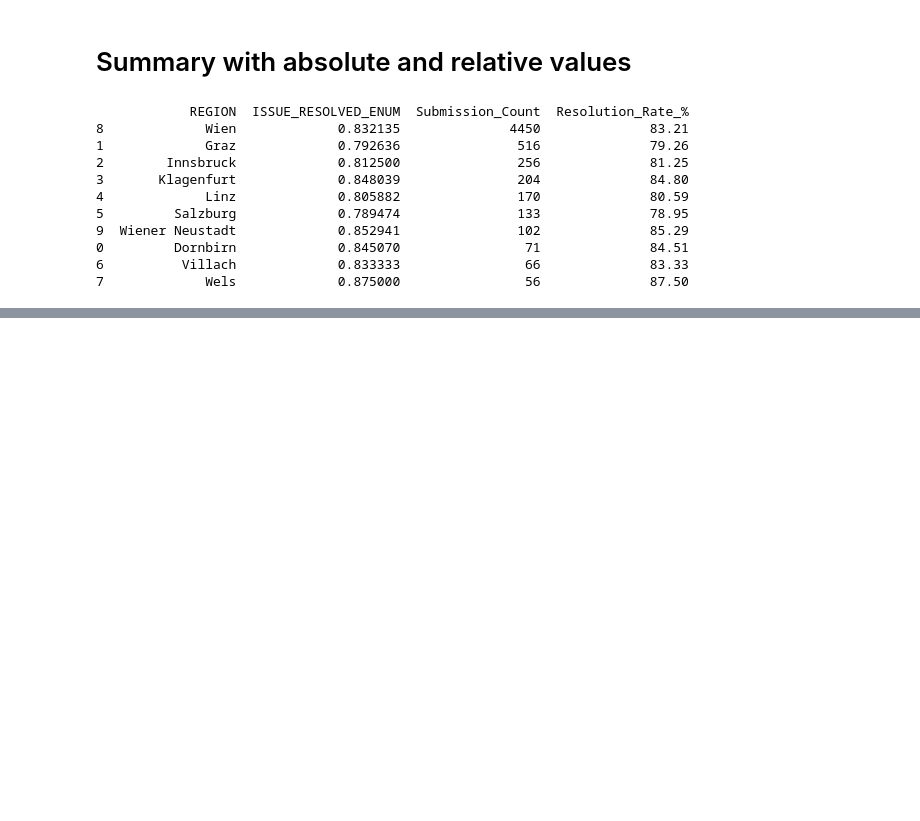
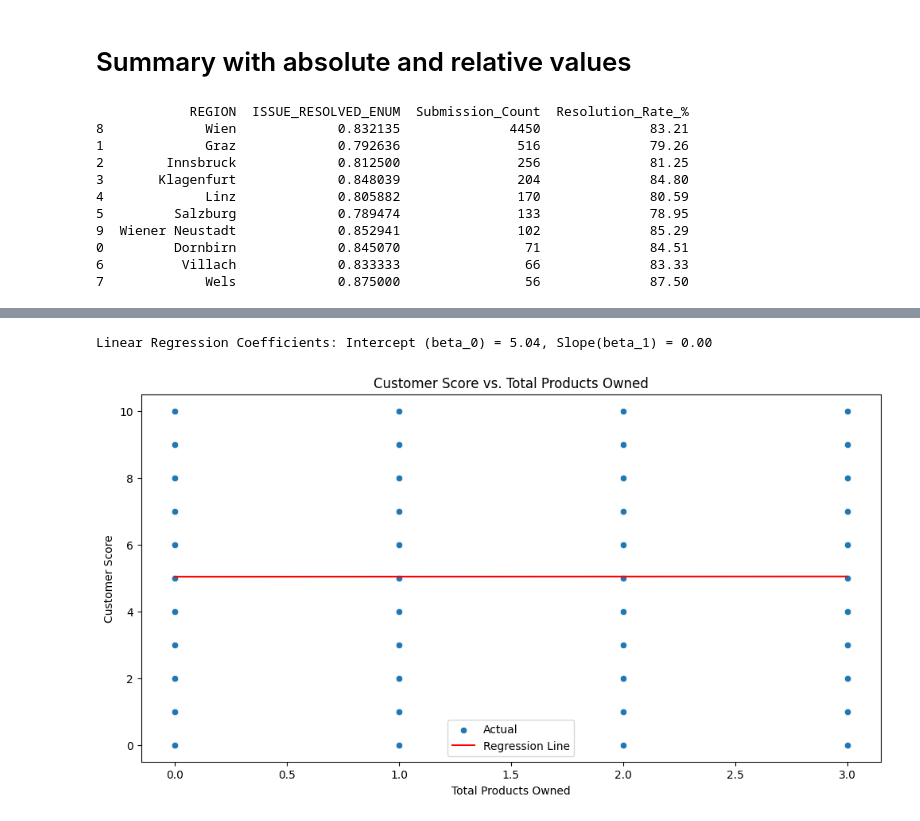
Before and after one commit to uvgusakk/Magenta-Project, a Jupyter notebook: resolution.rate.ipynb, the cells around one changed output, grey strips where cells are left out. Drawn from its saved outputs; the diff is of its cells as text; code cells hidden in the pictures; blank space fills up the shorter version.

Commit message:
adding samples + some add graphs

```diff
--- a/resolution.rate.ipynb
+++ b/resolution.rate.ipynb
@@ -173,0 +176,12 @@ print(region_summary_sorted)
+# %%
+product_columns = [col for col in cr.columns if col.endswith("YN")]
+cr[product_columns] = cr[product_columns].replace({'Yes': 1, 'No': 0})
+cr['Total_Products_Owned'] = cr[product_columns].sum(axis=1)
+# %%
+X = cr[['Total_Products_Owned']]
+y = cr['CUSTOMER_SCORE']
+
+correlation, p_value = pearsonr(cr['CUSTOMER_SCORE'], cr['Total_Products_Owned'])
+print(f"Pearson Corr: {correlation:.2f}")
+print(f"P-value: {p_value:.4f}")
+print(cr['Total_Products_Owned'].head())   #check
@@ -173,0 +197,17 @@ print(region_summary_sorted)
+# %%
+model = LinearRegression()
+model.fit(X, y)
+cr['Predicted_Score'] = model.predict(X)
+print(f"Linear Regression Coefficients: Intercept (beta_0) = {model.intercept_:.2f}, Slope(beta_1) = {model.coef_[0]:.2f}")
+
+plt.figure(figsize=(12, 6))
+sns.scatterplot(x=cr['Total_Products_Owned'], y=cr['CUSTOMER_SCORE'], label='Actual')
+sns.lineplot(x=cr['Total_Products_Owned'], y=cr['Predicted_Score'], color='red', label='Regression Line')
+plt.title("Customer Score vs. Total Products Owned")
+plt.xlabel("Total Products Owned")
+plt.ylabel("Customer Score")
+plt.legend()
+plt.show()
+# %% [output]
+Linear Regression Coefficients: Intercept (beta_0) = 5.04, Slope(beta_1) = 0.00
+[figure, added]
```
Also changed, not shown: parts of 2 cells of this notebook, 1 other file.
